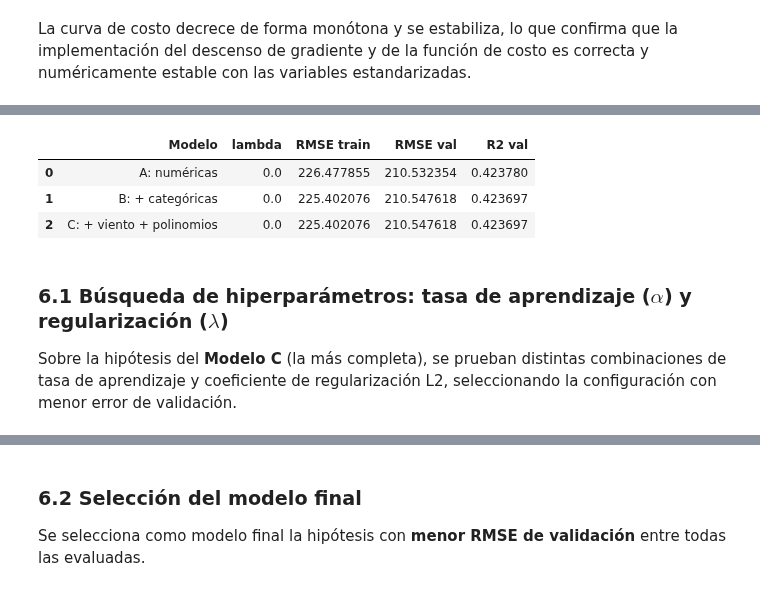
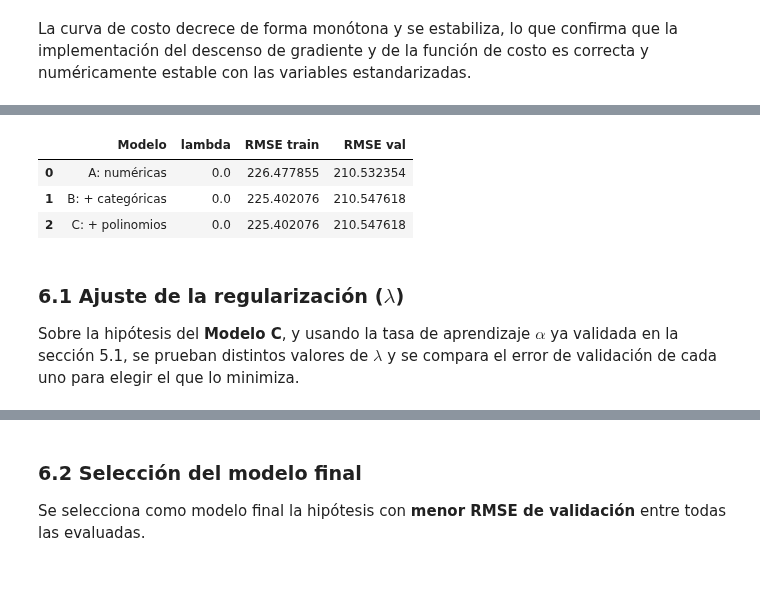
Before and after one commit to SalomonAvila/MachineLearning, a Jupyter notebook: Taller01 - Entregable/Taller1_Punto1_Regresion_lineal.ipynb, the cells around one changed output, grey strips where cells are left out. Cells and saved outputs as stored; diff of their text form; code cells hidden in the pictures.

```diff
--- a/Taller01 - Entregable/Taller1_Punto1_Regresion_lineal.ipynb
+++ b/Taller01 - Entregable/Taller1_Punto1_Regresion_lineal.ipynb
@@ -284,20 +253,22 @@ def standardize(X, mu=None, sigma=None):
 
 def mse_cost(theta, X_c, y, lam=0.0):
     n = X_c.shape[0]
+    m = X_c.shape[1] - 1
     error = X_c @ theta - y
-    reg = (lam / (2 * n)) * np.sum(theta[1:] ** 2)
+    reg = (lam / (2 * m)) * np.sum(theta[1:] ** 2)
     return (1 / (2 * n)) * np.sum(error ** 2) + reg
 
 
 def fit_model(X_c, y, alpha, epochs, lam=0.0):
     """Descenso de gradiente por lotes, totalmente vectorizado.
     Retorna theta ajustado y el historial de costo (para diagnosticar convergencia)."""
-    n, m = X_c.shape
-    theta = np.zeros((m, 1))
+    n, p = X_c.shape
+    m = p - 1
+    theta = np.zeros((p, 1))
     hist = []
     for i in range(epochs):
         grad = (X_c.T @ (X_c @ theta - y)) / n
-        reg_grad = (lam / n) * theta
+        reg_grad = (lam / m) * theta
         reg_grad[0, 0] = 0.0
         theta = theta - alpha * (grad + reg_grad)
         if i % max(1, epochs // 50) == 0:
@@ -308,13 +279,6 @@ def fit_model(X_c, y, alpha, epochs, lam=0.0):
 def rmse(theta, X_c, y):
     error = X_c @ theta - y
     return np.sqrt(np.mean(error ** 2))
-
-
-def r2_score(theta, X_c, y):
-    y_hat = X_c @ theta
-    ss_res = np.sum((y - y_hat) ** 2)
-    ss_tot = np.sum((y - y.mean()) ** 2)
-    return 1 - ss_res / ss_tot
 # %% [markdown]
 ### 5.1 Verificación de la implementación
 
@@ -388,33 +351,30 @@ def make_design(cols, poly_cols=None):
 # %%
 ALPHA, EPOCHS = 0.05, 3000
 results = []
 
-# Modelo A: numéricas
 Xtr_A, Xval_A, Xtest_A = make_design(base_numeric)
 theta_A, _ = fit_model(Xtr_A, y_train, alpha=ALPHA, epochs=EPOCHS, lam=0.0)
-results.append(["A: numéricas", 0.0, rmse(theta_A, Xtr_A, y_train), rmse(theta_A, Xval_A, y_val), r2_score(theta_A, Xval_A, y_val)])
+results.append(["A: numéricas", 0.0, rmse(theta_A, Xtr_A, y_train), rmse(theta_A, Xval_A, y_val)])
 
-# Modelo B: + categóricas
 cols_B = base_numeric + dummy_cols
 Xtr_B, Xval_B, Xtest_B = make_design(cols_B)
 theta_B, _ = fit_model(Xtr_B, y_train, alpha=ALPHA, epochs=EPOCHS, lam=0.0)
-results.append(["B: + categóricas", 0.0, rmse(theta_B, Xtr_B, y_train), rmse(theta_B, Xval_B, y_val), r2_score(theta_B, Xval_B, y_val)])
+results.append(["B: + categóricas", 0.0, rmse(theta_B, Xtr_B, y_train), rmse(theta_B, Xval_B, y_val)])
 
-# Modelo C: + viento (sin/cos) + polinomios
-cols_C = base_numeric + dummy_cols + wind_trig_cols
+cols_C = base_numeric + dummy_cols
 Xtr_C, Xval_C, Xtest_C = make_design(cols_C, poly_cols=key_poly_cols)
 theta_C, _ = fit_model(Xtr_C, y_train, alpha=ALPHA, epochs=EPOCHS, lam=0.0)
-results.append(["C: + viento + polinomios", 0.0, rmse(theta_C, Xtr_C, y_train), rmse(theta_C, Xval_C, y_val), r2_score(theta_C, Xval_C, y_val)])
+results.append(["C: + polinomios", 0.0, rmse(theta_C, Xtr_C, y_train), rmse(theta_C, Xval_C, y_val)])
 
-results_df = pd.DataFrame(results, columns=["Modelo", "lambda", "RMSE train", "RMSE val", "R2 val"])
+results_df = pd.DataFrame(results, columns=["Modelo", "lambda", "RMSE train", "RMSE val"])
 results_df
 # %% [output]
-|  | Modelo | lambda | RMSE train | RMSE val | R2 val |
-| 0 | A: numéricas | 0.0 | 226.477855 | 210.532354 | 0.423780 |
-| 1 | B: + categóricas | 0.0 | 225.402076 | 210.547618 | 0.423697 |
-| 2 | C: + viento + polinomios | 0.0 | 225.402076 | 210.547618 | 0.423697 |
+|  | Modelo | lambda | RMSE train | RMSE val |
+| 0 | A: numéricas | 0.0 | 226.477855 | 210.532354 |
+| 1 | B: + categóricas | 0.0 | 225.402076 | 210.547618 |
+| 2 | C: + polinomios | 0.0 | 225.402076 | 210.547618 |
 # %% [markdown]
-### 6.1 Búsqueda de hiperparámetros: tasa de aprendizaje ($\alpha$) y regularización ($\lambda$)
+### 6.1 Ajuste de la regularización ($\lambda$)
 
-Sobre la hipótesis del **Modelo C** (la más completa), se prueban distintas combinaciones de tasa de aprendizaje y coeficiente de regularización L2, seleccionando la configuración con menor error de validación.
+Sobre la hipótesis del **Modelo C**, y usando la tasa de aprendizaje $\alpha$ ya validada en la sección 5.1, se prueban distintos valores de $\lambda$ y se compara el error de validación de cada uno para elegir el que lo minimiza.
 # %%
```
Also changed, not shown: parts of 33 cells of this notebook, 1 other file.
